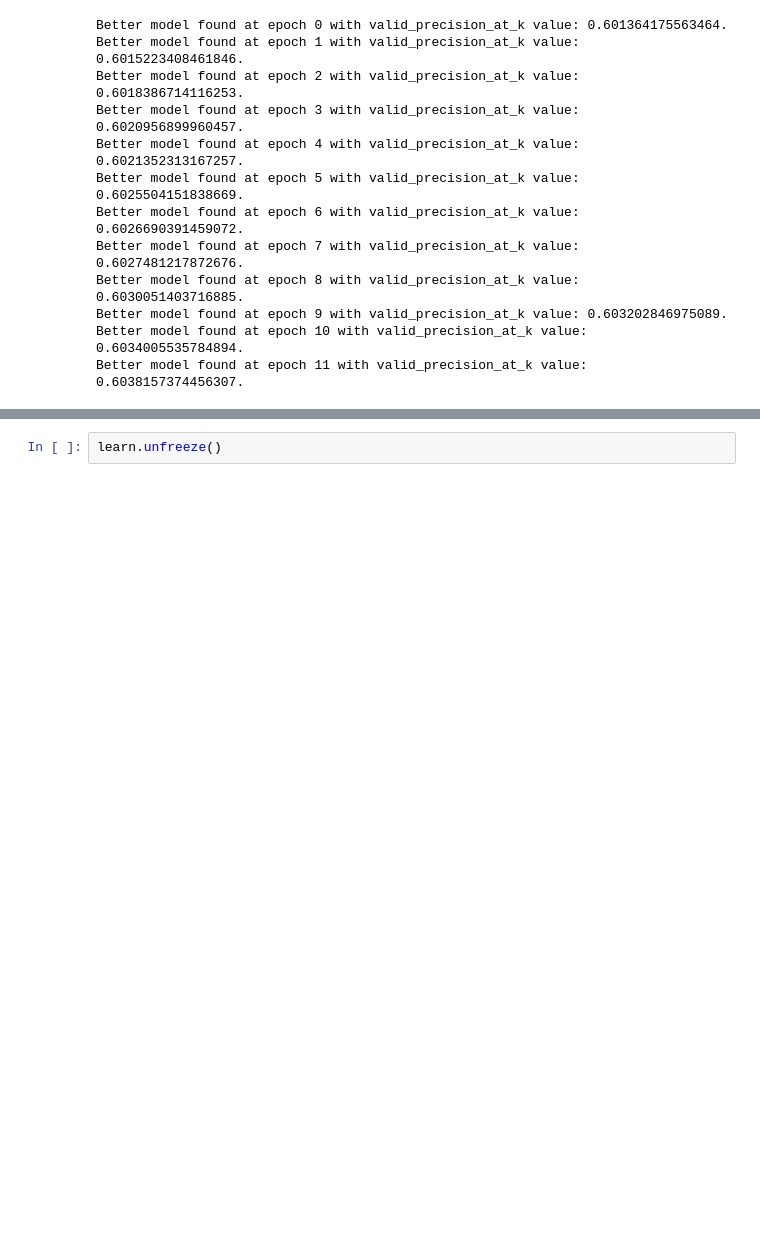
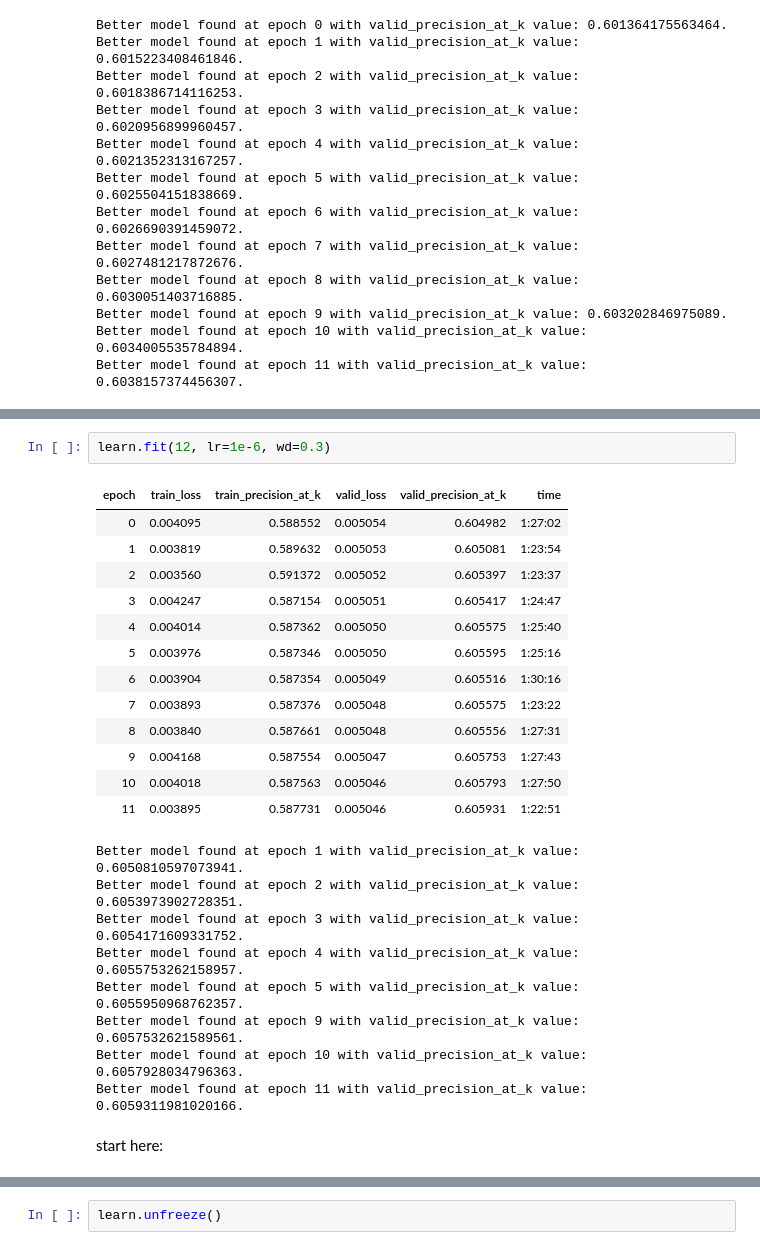
Before and after one commit to debjyotiSRoy/xcube, a Jupyter notebook: nbs/18_tutorial.train_mimic3.ipynb, the cells around one changed output, grey strips where cells are left out. Cells and saved outputs as stored; diff of their text form; blank space fills up the shorter version.

```diff
--- a/nbs/18_tutorial.train_mimic3.ipynb
+++ b/nbs/18_tutorial.train_mimic3.ipynb
@@ -1162,3 +1197,29 @@ start here:
+# %%
+learn.fit(12, lr=1e-6, wd=0.3)
+# %% [output]
+| epoch | train_loss | train_precision_at_k | valid_loss | valid_precision_at_k | time |
+| 0 | 0.004095 | 0.588552 | 0.005054 | 0.604982 | 1:27:02 |
+| 1 | 0.003819 | 0.589632 | 0.005053 | 0.605081 | 1:23:54 |
+| 2 | 0.003560 | 0.591372 | 0.005052 | 0.605397 | 1:23:37 |
+| 3 | 0.004247 | 0.587154 | 0.005051 | 0.605417 | 1:24:47 |
+| 4 | 0.004014 | 0.587362 | 0.005050 | 0.605575 | 1:25:40 |
+| 5 | 0.003976 | 0.587346 | 0.005050 | 0.605595 | 1:25:16 |
+| 6 | 0.003904 | 0.587354 | 0.005049 | 0.605516 | 1:30:16 |
+| 7 | 0.003893 | 0.587376 | 0.005048 | 0.605575 | 1:23:22 |
+| 8 | 0.003840 | 0.587661 | 0.005048 | 0.605556 | 1:27:31 |
+| 9 | 0.004168 | 0.587554 | 0.005047 | 0.605753 | 1:27:43 |
+| 10 | 0.004018 | 0.587563 | 0.005046 | 0.605793 | 1:27:50 |
+| 11 | 0.003895 | 0.587731 | 0.005046 | 0.605931 | 1:22:51 |
+Better model found at epoch 1 with valid_precision_at_k value: 0.6050810597073941.
+Better model found at epoch 2 with valid_precision_at_k value: 0.6053973902728351.
+Better model found at epoch 3 with valid_precision_at_k value: 0.6054171609331752.
+Better model found at epoch 4 with valid_precision_at_k value: 0.6055753262158957.
+Better model found at epoch 5 with valid_precision_at_k value: 0.6055950968762357.
+Better model found at epoch 9 with valid_precision_at_k value: 0.6057532621589561.
+Better model found at epoch 10 with valid_precision_at_k value: 0.6057928034796363.
+Better model found at epoch 11 with valid_precision_at_k value: 0.6059311981020166.
+# %% [markdown]
+start here:
 # %%
 print(learn.save_model.fname)
 learn.save_model.reset_on_fit=False
```
Also changed, not shown: parts of 37 cells of this notebook, 3 other files.
